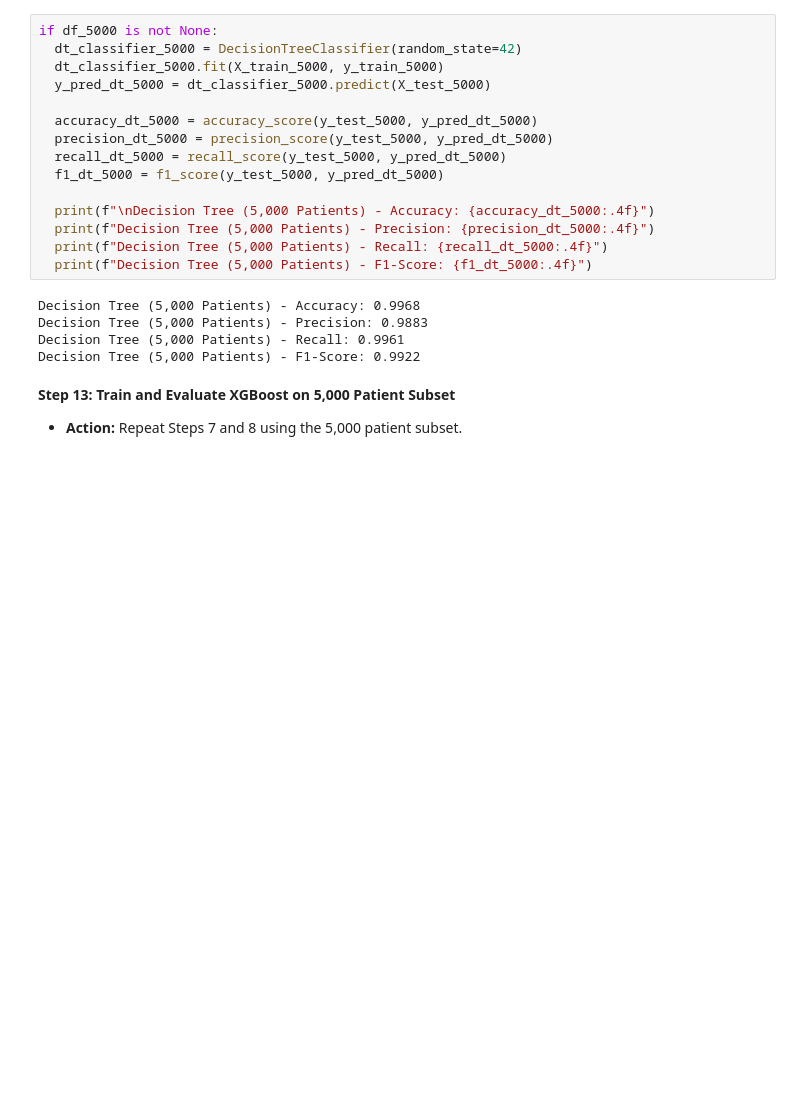
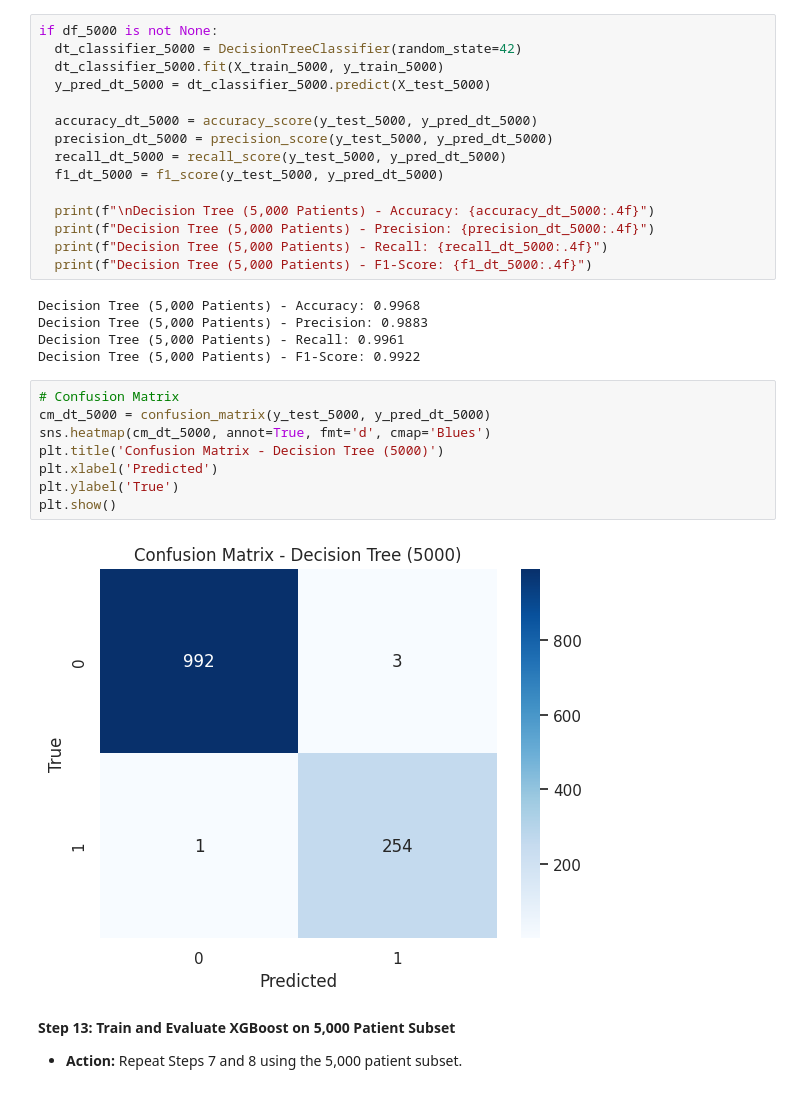
Before and after one commit to sadullahozcan/sarcopenia_eda_analysis, a Jupyter notebook: EDA_09_Machine_Learning_02.ipynb, the cells around one changed output. Drawn from its saved outputs; the diff is of its cells as text; blank space fills up the shorter version.

```diff
--- a/EDA_09_Machine_Learning_02.ipynb
+++ b/EDA_09_Machine_Learning_02.ipynb
@@ -303,6 +323,16 @@ Decision Tree (5,000 Patients) - Accuracy: 0.9968
 Decision Tree (5,000 Patients) - Precision: 0.9883
 Decision Tree (5,000 Patients) - Recall: 0.9961
 Decision Tree (5,000 Patients) - F1-Score: 0.9922
+# %%
+# Confusion Matrix
+cm_dt_5000 = confusion_matrix(y_test_5000, y_pred_dt_5000)
+sns.heatmap(cm_dt_5000, annot=True, fmt='d', cmap='Blues')
+plt.title('Confusion Matrix - Decision Tree (5000)')
+plt.xlabel('Predicted')
+plt.ylabel('True')
+plt.show()
+# %% [output]
+[figure, added]
 # %% [markdown]
 **Step 13: Train and Evaluate XGBoost on 5,000 Patient Subset**
 * **Action:** Repeat Steps 7 and 8 using the 5,000 patient subset.
```
Also changed, not shown: parts of 5 cells of this notebook.
